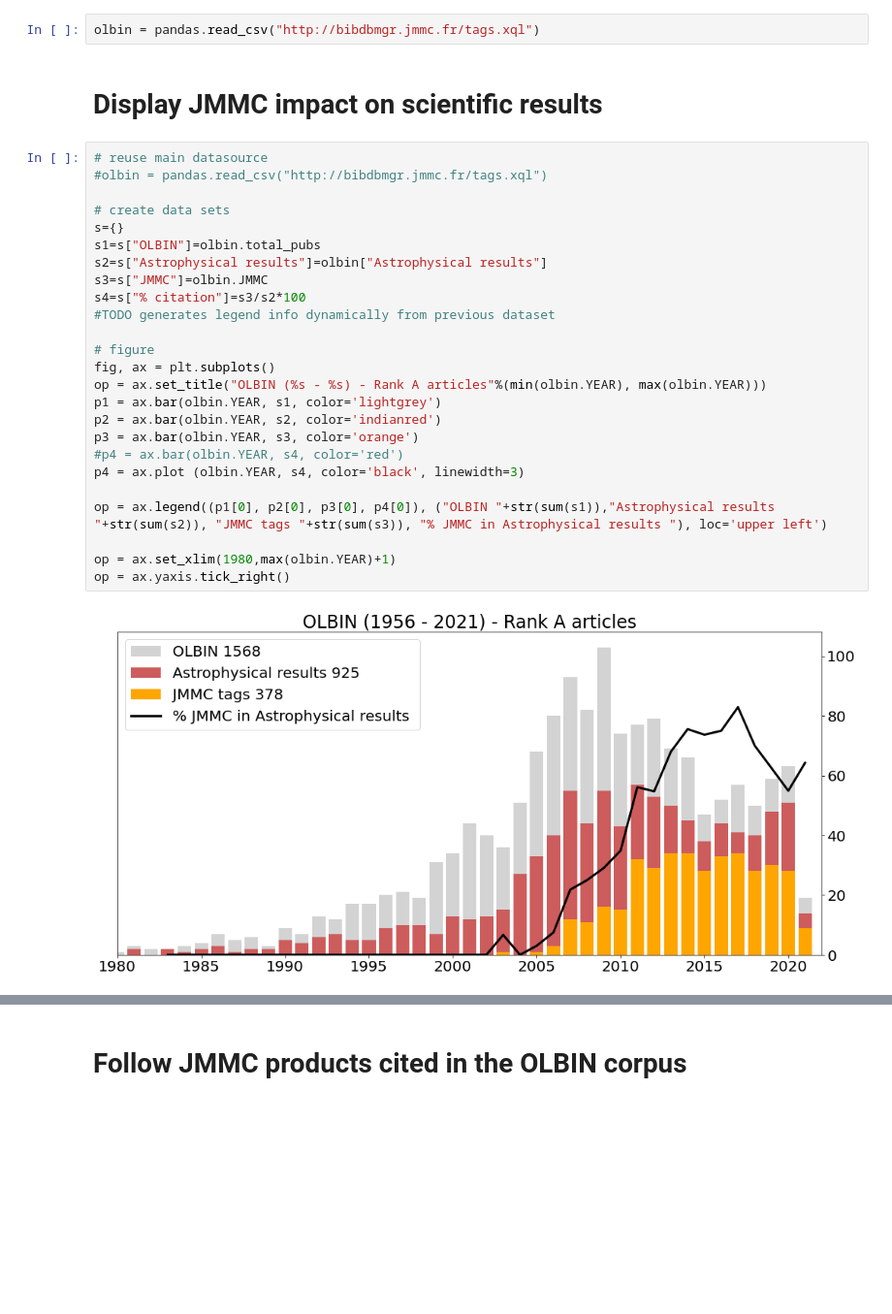
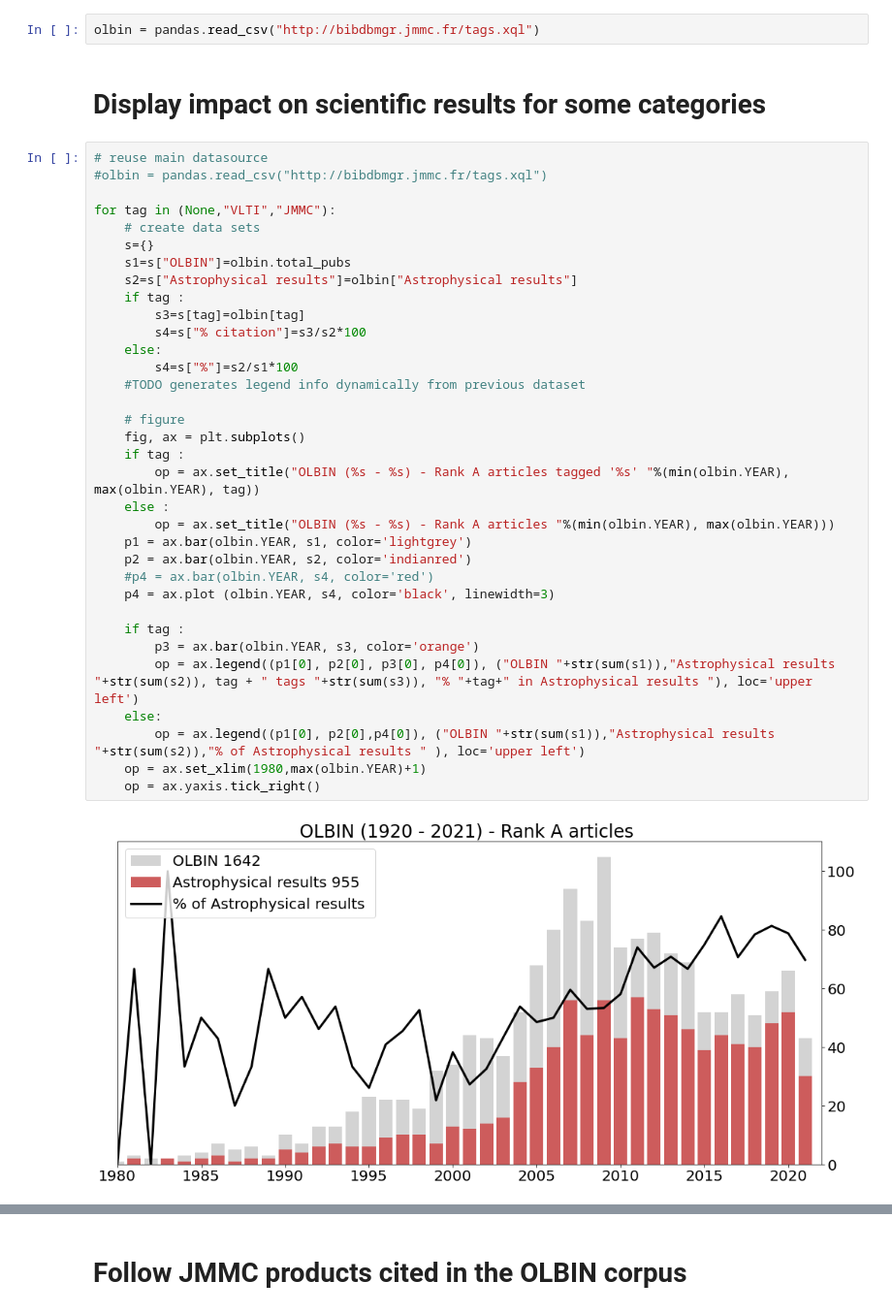
Before and after one commit to JMMC-OpenDev/jmmc-python-snippets, a Jupyter notebook: olbin-pubs.ipynb, the cells around one changed output, grey strips where cells are left out. Shown: that part at 97% size. Cells and saved outputs as stored; diff of their text form; blank space fills up the shorter version.

Commit message:
Add simple Astrophysical % plot

```diff
--- a/olbin-pubs.ipynb
+++ b/olbin-pubs.ipynb
@@ -19,31 +27,40 @@ plt.rc('font', size=20)
 # %%
 olbin = pandas.read_csv("http://bibdbmgr.jmmc.fr/tags.xql")
 # %% [markdown]
-# Display JMMC impact on scientific results
+# Display impact on scientific results for some categories
 # %%
 # reuse main datasource
 #olbin = pandas.read_csv("http://bibdbmgr.jmmc.fr/tags.xql")
 
-# create data sets
-s={}
-s1=s["OLBIN"]=olbin.total_pubs
-s2=s["Astrophysical results"]=olbin["Astrophysical results"]
-s3=s["JMMC"]=olbin.JMMC
-s4=s["% citation"]=s3/s2*100
-#TODO generates legend info dynamically from previous dataset
+for tag in (None,"VLTI","JMMC"):
+    # create data sets
+    s={}
+    s1=s["OLBIN"]=olbin.total_pubs
+    s2=s["Astrophysical results"]=olbin["Astrophysical results"]
+    if tag :
+        s3=s[tag]=olbin[tag]
+        s4=s["% citation"]=s3/s2*100
+    else:
+        s4=s["%"]=s2/s1*100
+    #TODO generates legend info dynamically from previous dataset
 
-# figure
-fig, ax = plt.subplots()
-op = ax.set_title("OLBIN (%s - %s) - Rank A articles"%(min(olbin.YEAR), max(olbin.YEAR)))
-p1 = ax.bar(olbin.YEAR, s1, color='lightgrey')
-p2 = ax.bar(olbin.YEAR, s2, color='indianred')
-p3 = ax.bar(olbin.YEAR, s3, color='orange')
-#p4 = ax.bar(olbin.YEAR, s4, color='red')
-p4 = ax.plot (olbin.YEAR, s4, color='black', linewidth=3)
+    # figure
+    fig, ax = plt.subplots()
+    if tag :
+        op = ax.set_title("OLBIN (%s - %s) - Rank A articles tagged '%s' "%(min(olbin.YEAR), max(olbin.YEAR), tag))
+    else :
+        op = ax.set_title("OLBIN (%s - %s) - Rank A articles "%(min(olbin.YEAR), max(olbin.YEAR)))
+    p1 = ax.bar(olbin.YEAR, s1, color='lightgrey')
+    p2 = ax.bar(olbin.YEAR, s2, color='indianred')
+    #p4 = ax.bar(olbin.YEAR, s4, color='red')
+    p4 = ax.plot (olbin.YEAR, s4, color='black', linewidth=3)
 
-op = ax.legend((p1[0], p2[0], p3[0], p4[0]), ("OLBIN "+str(sum(s1)),"Astrophysical results "+str(sum(s2)), "JMMC tags "+str(sum(s3)), "% JMMC in Astrophysical results "), loc='upper left')
-
-op = ax.set_xlim(1980,max(olbin.YEAR)+1)
-op = ax.yaxis.tick_right()
+    if tag :
+        p3 = ax.bar(olbin.YEAR, s3, color='orange')
+        op = ax.legend((p1[0], p2[0], p3[0], p4[0]), ("OLBIN "+str(sum(s1)),"Astrophysical results "+str(sum(s2)), tag + " tags "+str(sum(s3)), "% "+tag+" in Astrophysical results "), loc='upper left')
+    else:
+        op = ax.legend((p1[0], p2[0],p4[0]), ("OLBIN "+str(sum(s1)),"Astrophysical results "+str(sum(s2)),"% of Astrophysical results " ), loc='upper left')
+    op = ax.set_xlim(1980,max(olbin.YEAR)+1)
+    op = ax.yaxis.tick_right()
 # %% [output]
-[figure, old version]
+[figure, new version]
```
Also changed, not shown: parts of 4 cells of this notebook.
